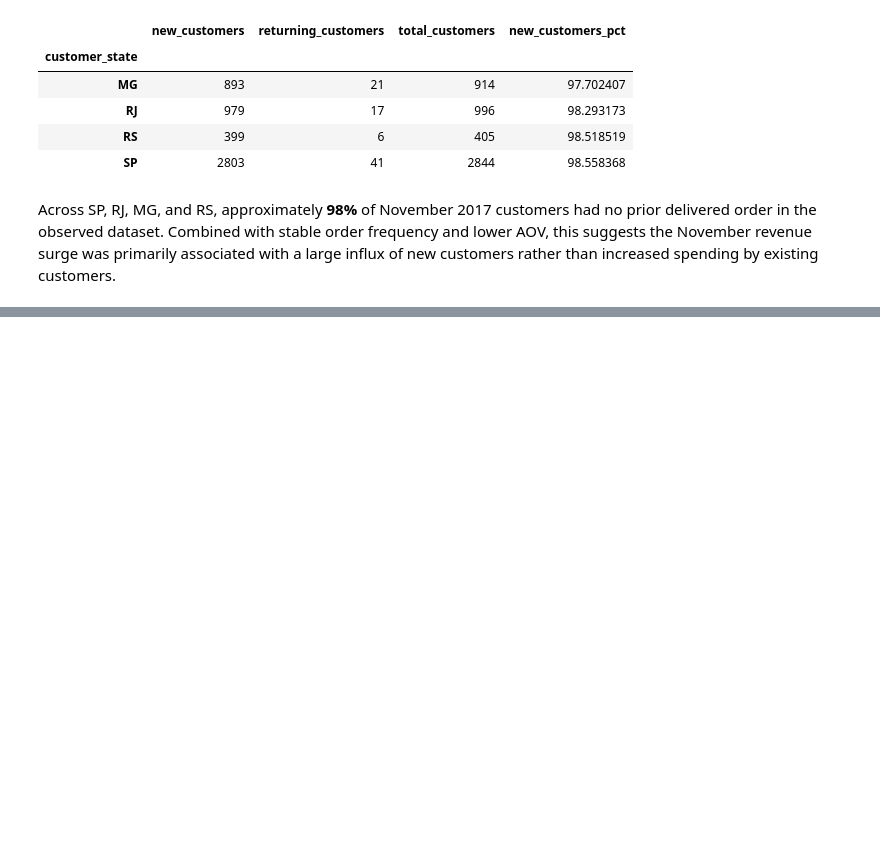
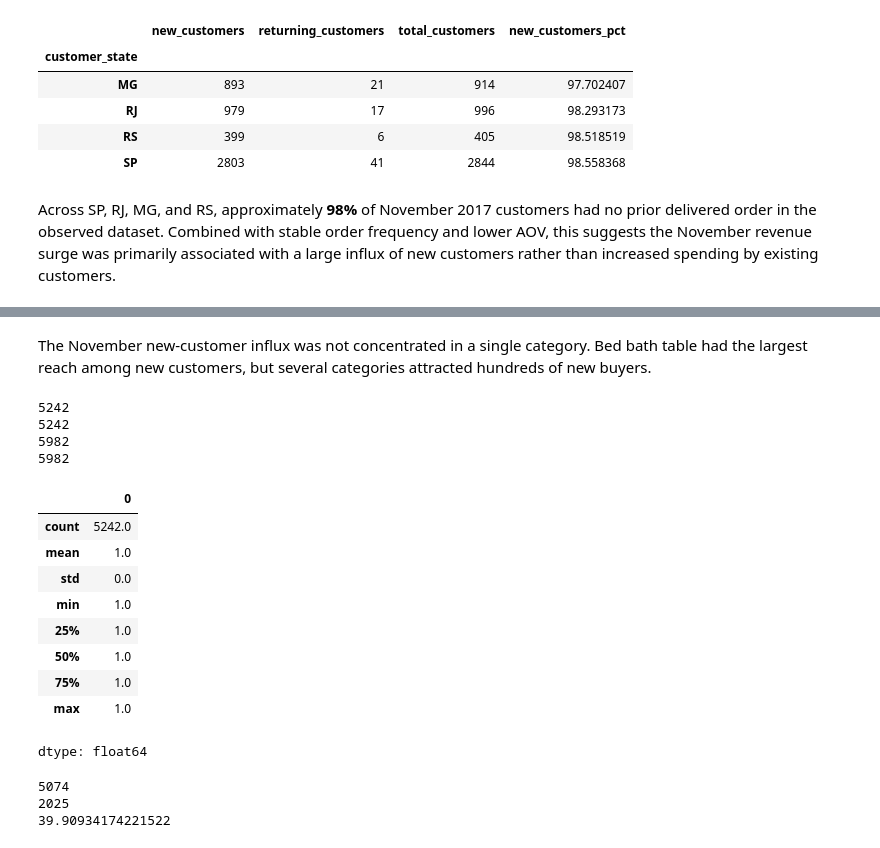
Before and after one commit to LukeXboy/E-Commerce-Data-Analysis-Personal-Project, a Jupyter notebook: Project Report (Python).ipynb, the cells around one changed output, grey strips where cells are left out. Drawn from its saved outputs; the diff is of its cells as text; code cells hidden in the pictures; blank space fills up the shorter version.

```diff
--- a/Project Report (Python).ipynb
+++ b/Project Report (Python).ipynb
@@ -577,0 +602,55 @@ Across SP, RJ, MG, and RS, approximately **98%** of November 2017 customers had
+# %% [markdown]
+The November new-customer influx was not concentrated in a single category. Bed bath table had the largest reach among new customers, but several categories attracted hundreds of new buyers.
+# %%
+#check if the data is one row per order
+print(len(nov_df_selected_states))
+print(nov_df_selected_states['order_id'].nunique())
+
+print(len(nov_new_customers))
+print(nov_new_customers['order_item_id'].count())
+
+nov_df_selected_states.groupby('order_id').size().describe()
+# %% [output]
+5242
+5242
+5982
+5982
+|  | 0 |
+| count | 5242.0 |
+| mean | 1.0 |
+| std | 0.0 |
+| min | 1.0 |
+| 25% | 1.0 |
+| 50% | 1.0 |
+| 75% | 1.0 |
+| max | 1.0 |
+dtype: float64
+# %%
+top5_categories = [
+    'bed_bath_table',
+    'furniture_decor',
+    'sports_leisure',
+    'health_beauty',
+    'toys'
+]
+
+top5_df = nov_new_customers[
+    nov_new_customers['product_category_name_english']
+    .isin(top5_categories)
+].copy()
+
+total_new_customers = nov_new_customers['customer_unique_id'].nunique()
+
+top5_category_customers = top5_df['customer_unique_id'].nunique()
+
+top5_customer_pct = (
+    top5_category_customers / total_new_customers * 100
+)
+
+print(total_new_customers)
+print(top5_category_customers)
+print(top5_customer_pct)
+# %% [output]
+5074
+2025
+39.90934174221522
```
Also changed, not shown: parts of 9 cells of this notebook.
